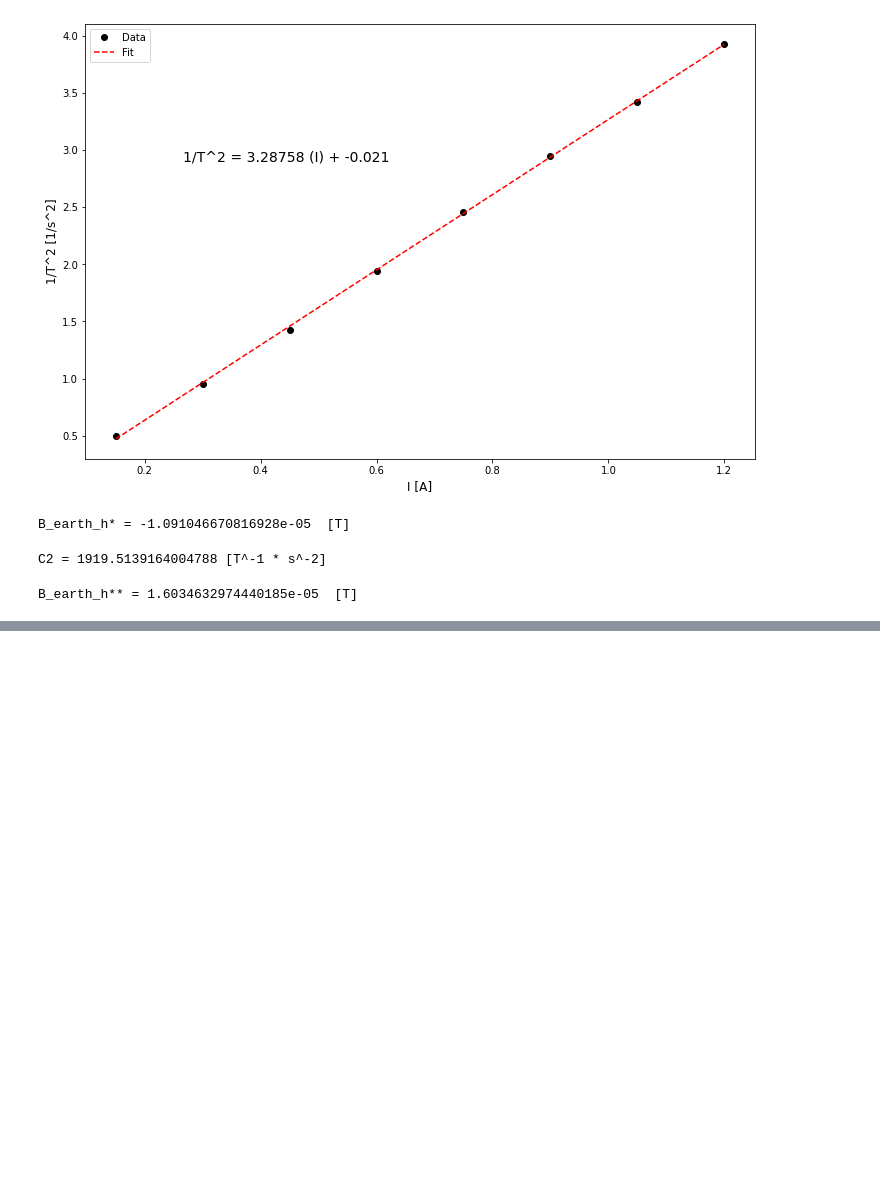
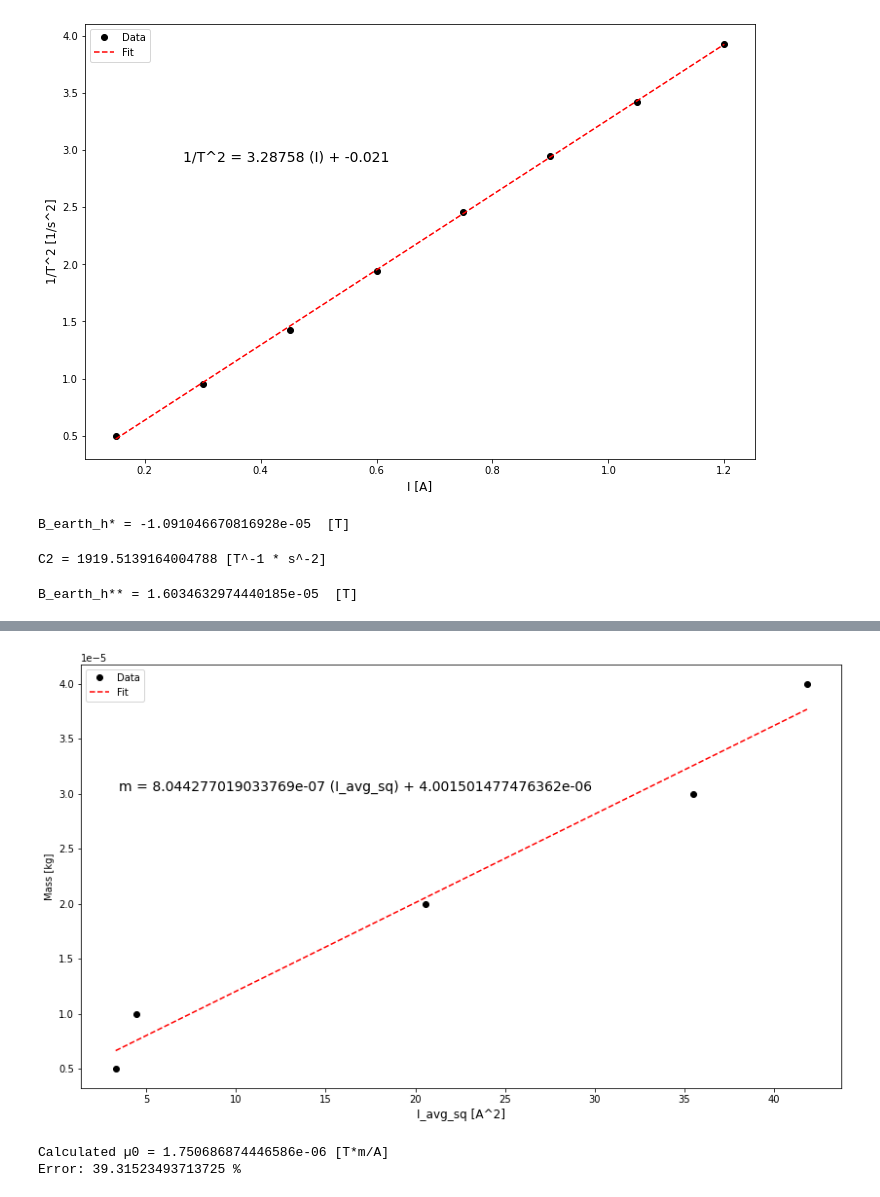
Before and after one commit to wbroem/Phys224, a Jupyter notebook: Lab_Analyses.ipynb, the cells around one changed output, grey strips where cells are left out. Drawn from its saved outputs; the diff is of its cells as text; code cells hidden in the pictures; blank space fills up the shorter version.

```diff
--- a/Lab_Analyses.ipynb
+++ b/Lab_Analyses.ipynb
@@ -181,0 +201,14 @@ B_earth_h** = 1.6034632974440185e-05  [T]
+# %%
+m = [5,10,20,30,40] # [g]
+for i in range(len(m)):
+    m[i] = m[i]*(10**-6) #convert to kg
+
+I = np.array([1.81, 2.1, 4.53, 5.97, 6.48])
+Reversed = np.array([1.81, 2.11, 4.54, 5.95, 6.46])
+I_avg = (I + Reversed) / 2
+I_avg_sq = I_avg**2 # [A^2] #np.array([I_avg**2 for i in range(len(I_avg))])
+
+table2 = pd.DataFrame({'Mass [kg]': m, 'I [A]': I, 'Reversed [A]': Reversed,
+                       'I_avg [A]': I_avg, 'I_avg_sq [A^2]': I_avg_sq})
+print('\t  -----Table 2-----')
+table2
@@ -181,0 +223,32 @@ B_earth_h** = 1.6034632974440185e-05  [T]
+# %%
+plt.figure(figsize = [14,8])
+plt.plot(I_avg_sq, m , 'k.', markersize = 12, label = 'Data')
+
+# linear fit
+def model(x,m,b):
+    y = m*x+b
+    return y
+fit = curve_fit(f = model ,xdata = I_avg_sq, ydata = m)
+y = fit[0][0] * (I_avg_sq) + fit[0][1]
+plt.plot(I_avg_sq,y, 'r--', label = 'Fit')
+
+plt.legend()
+plt.xlabel('I_avg_sq [A^2]', fontsize = 12)
+plt.ylabel('Mass [kg]')
+plt.annotate(f'm = {fit[0][0]} (I_avg_sq) + {fit[0][1]}',
+             xy = [0.1,0.7], xycoords = 'figure fraction', fontsize = 14)
+
+y_intercept = fit[0][1]
+slope = fit[0][0]
+# %% [output]
+[figure, added]
+# %%
+g = 9.8 # [m/s^2]
+mu0 = (2 * np.pi * g * d * slope) / L
+mu0_true = 4 * np.pi * (10**-7)
+error = (mu0 - mu0_true) / mu0_true
+print(f'''Calculated µ0 = {mu0} [T*m/A]
+Error: {error*100} %''')
+# %% [output]
+Calculated µ0 = 1.750686874446586e-06 [T*m/A]
+Error: 39.31523493713725 %
```
Also changed, not shown: parts of 3 cells of this notebook.
